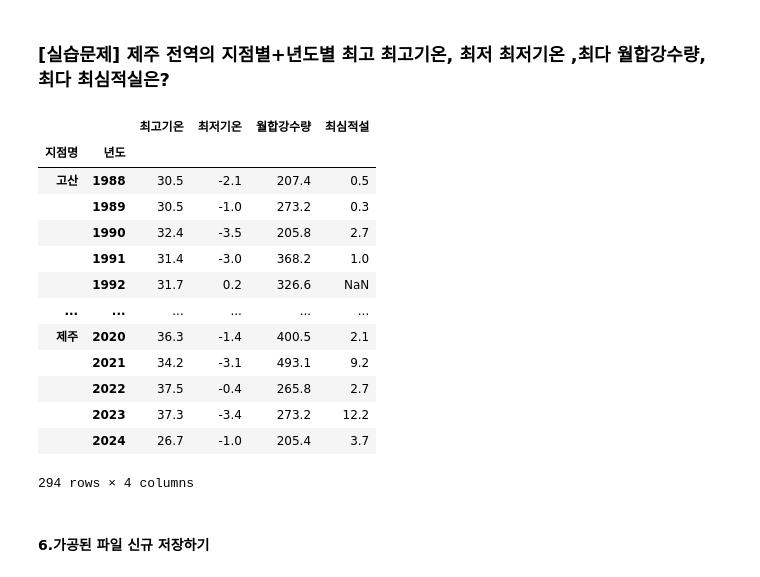
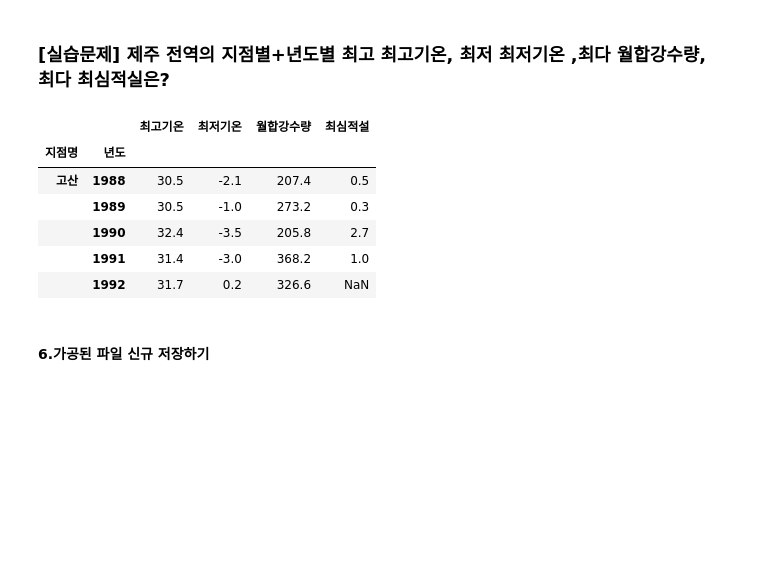
Before and after one commit to ParkGeunHae/teacher, a Jupyter notebook: 2_데이터분석_03_공공데이터_기상청날씨_실습.ipynb, the cells around one changed output. Cells and saved outputs as stored; diff of their text form; code cells hidden in the pictures; blank space fills up the shorter version.

```diff
--- a/2_데이터분석_03_공공데이터_기상청날씨_실습.ipynb
+++ b/2_데이터분석_03_공공데이터_기상청날씨_실습.ipynb
@@ -665,27 +706,20 @@ df.groupby(['지점명','년도']).aggregate({'월합강수량':'max'})
 # %%
 df2 = df.query(" 지점명 in ('고산','서귀포','성산','성산포','제주') ")
 df2 = df2.groupby(['지점명','년도']).aggregate({'최고기온':'max',
                                           '최저기온':'min',
                                           '월합강수량':'max',
                                           '최심적설':'max'})
 
-df2.to_csv('./제주-년도별-날씨정보.csv', encoding='utf-8')
-df2
+df2.to_csv('제주-년도별-날씨정보.csv', encoding='utf-8')
+df2.head()
 # %% [output]
 |  |  | 최고기온 | 최저기온 | 월합강수량 | 최심적설 |
 | 지점명 | 년도 |  |  |  |  |
 | 고산 | 1988 | 30.5 | -2.1 | 207.4 | 0.5 |
 |  | 1989 | 30.5 | -1.0 | 273.2 | 0.3 |
 |  | 1990 | 32.4 | -3.5 | 205.8 | 2.7 |
 |  | 1991 | 31.4 | -3.0 | 368.2 | 1.0 |
 |  | 1992 | 31.7 | 0.2 | 326.6 | NaN |
-| ... | ... | ... | ... | ... | ... |
-| 제주 | 2020 | 36.3 | -1.4 | 400.5 | 2.1 |
-|  | 2021 | 34.2 | -3.1 | 493.1 | 9.2 |
-|  | 2022 | 37.5 | -0.4 | 265.8 | 2.7 |
-|  | 2023 | 37.3 | -3.4 | 273.2 | 12.2 |
-|  | 2024 | 26.7 | -1.0 | 205.4 | 3.7 |
-294 rows × 4 columns
 # %% [markdown]
 #### 6.가공된 파일 신규 저장하기
 # %%
```
Also changed, not shown: parts of 22 cells of this notebook, 12 other files.
